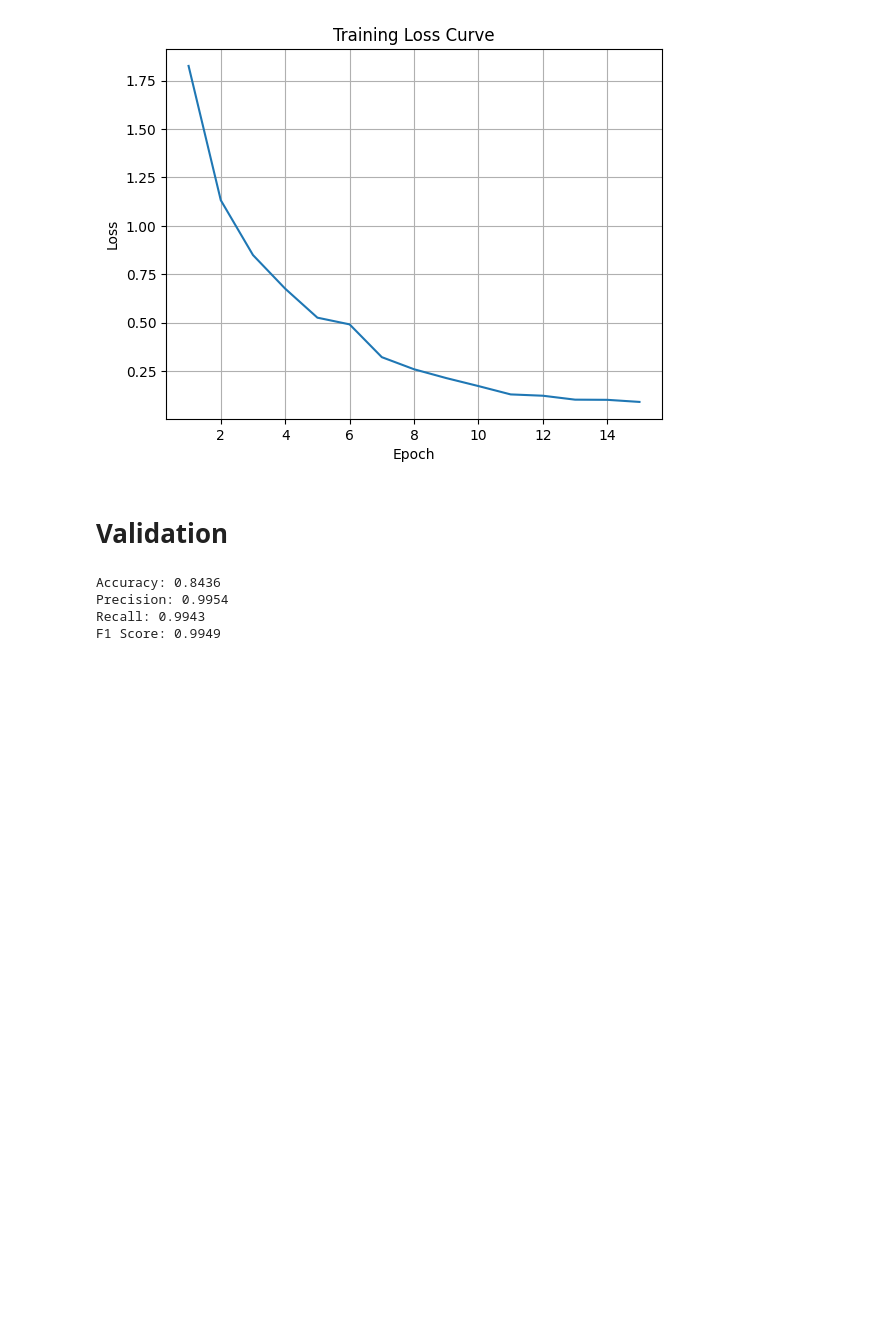
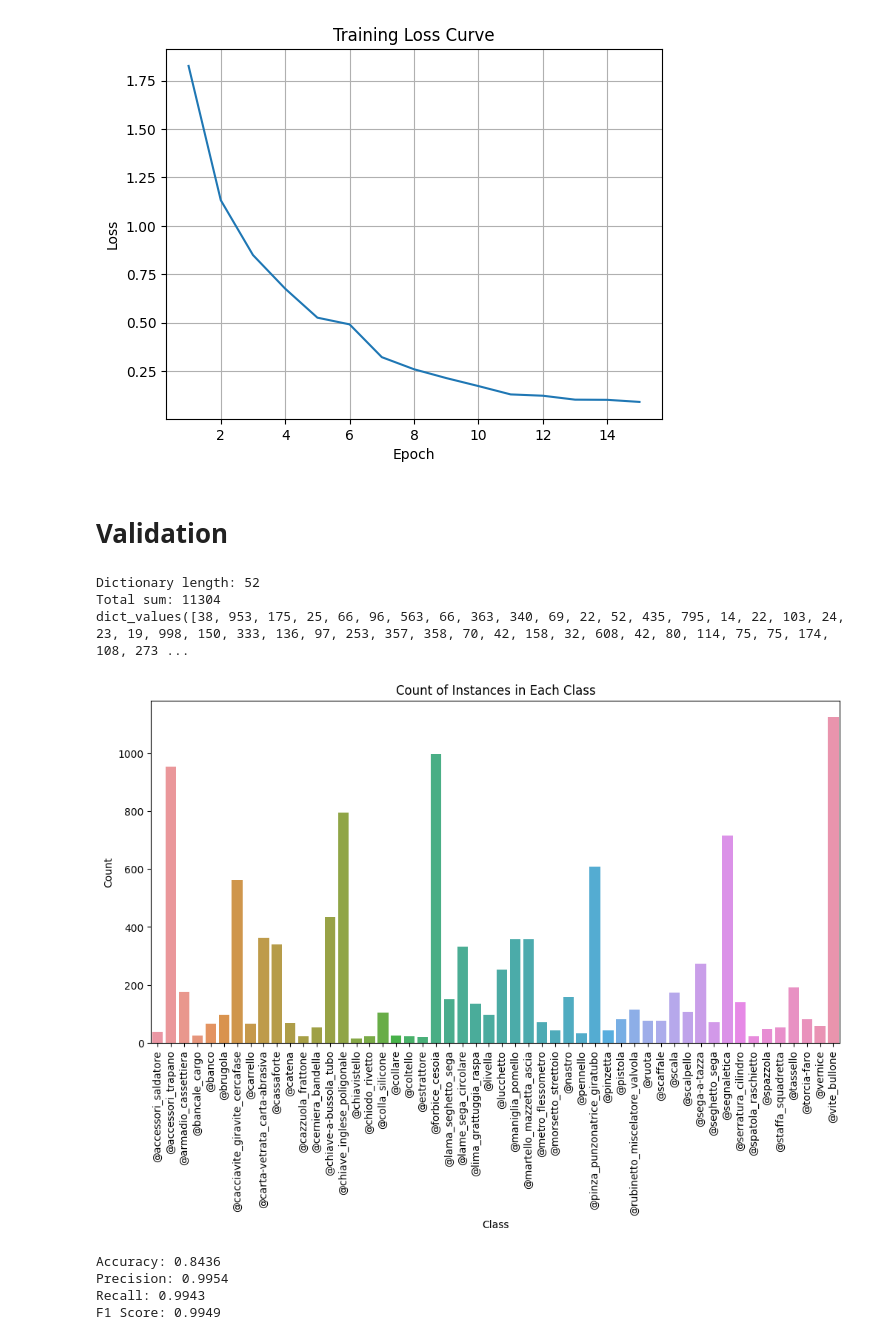
Before and after one commit to MuhammadIrzam447/visionCodes, a Jupyter notebook: images_ferramenta.ipynb, the cells around one changed output. Cells and saved outputs as stored; diff of their text form; code cells hidden in the pictures; blank space fills up the shorter version.

```diff
--- a/images_ferramenta.ipynb
+++ b/images_ferramenta.ipynb
@@ -227,7 +313,36 @@ class ValidationDataset(torch.utils.data.Dataset):
 # %%
 valPath = "/content/drive/MyDrive/Colab Notebooks/ferramenta/validImages/images-val"
-val_dataset = ValidationDataset(valPath)
+val_dataset = FragmentaDataset(valPath)
 validation_data_loader = torch.utils.data.DataLoader(val_dataset, batch_size=batch_size, shuffle=False)
+# %%
+class_lengths_dict = val_dataset.class_lengths
+total_sum = sum(class_lengths_dict.values())
+dict_length = len(class_lengths_dict)
+
+# Print the length
+print("Dictionary length:", dict_length)
+# Print the total sum
+print("Total sum:", total_sum)
+print(class_lengths_dict.values())
+# %% [output]
+Dictionary length: 52
+Total sum: 11304
+dict_values([38, 953, 175, 25, 66, 96, 563, 66, 363, 340, 69, 22, 52, 435, 795, 14, 22, 103, 24, 23, 19, 998, 150, 333, 136, 97, 253, 357, 358, 70, 42, 158, 32, 608, 42, 80, 114, 75, 75, 174, 108, 273 ...
+# %%
+#  Extract class labels and counts from the dictionary
+class_labels = list(class_lengths_dict.keys())
+class_counts = list(class_lengths_dict.values())
+
+# Create a count plot
+plt.figure(figsize=(12, 6))
+sns.barplot(x=class_labels, y=class_counts)
+plt.xticks(rotation=90)
+plt.xlabel('Class')
+plt.ylabel('Number of samples')
+plt.title('Count of Instances in Each Class')
+plt.show()
+# %% [output]
+[figure, added]
 # %%
 resnet.eval()
 
```
Also changed, not shown: parts of 11 cells of this notebook.
